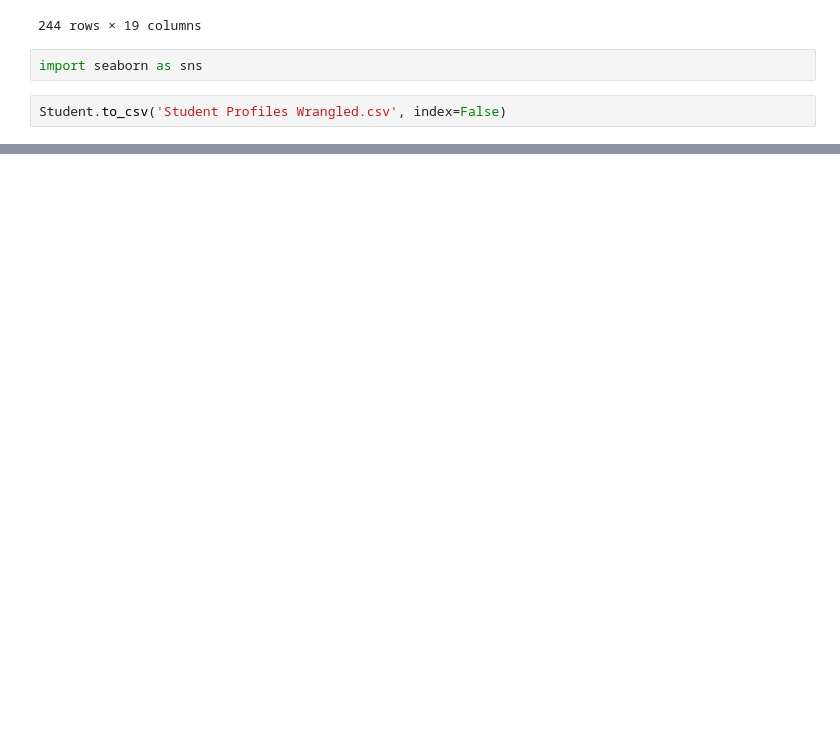
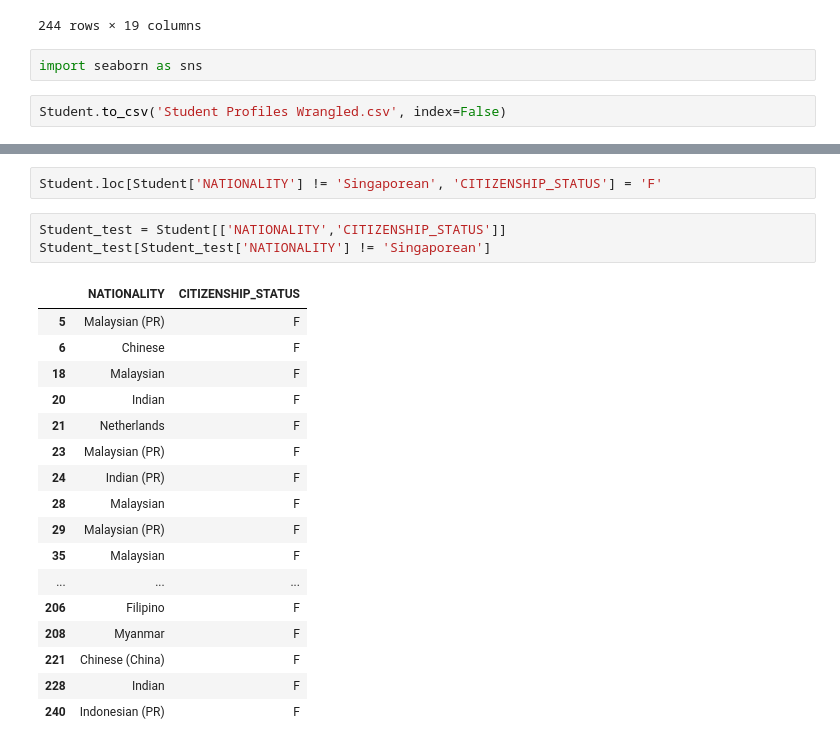
Before and after one commit to REHXZ/DAVI-CA2, a Jupyter notebook: Wrangling.ipynb, the cells around one changed output, grey strips where cells are left out. Drawn from its saved outputs; the diff is of its cells as text; blank space fills up the shorter version.

```diff
--- a/Wrangling.ipynb
+++ b/Wrangling.ipynb
@@ -209,0 +220,23 @@ sns.jointplot(data=Student, x="GPA", y="DATE ATTAINED HIGHEST QUALIFICATION",hue
+# %%
+Student.loc[Student['NATIONALITY'] != 'Singaporean', 'CITIZENSHIP_STATUS'] = 'F'
+# %%
+Student_test = Student[['NATIONALITY','CITIZENSHIP_STATUS']]
+Student_test[Student_test['NATIONALITY'] != 'Singaporean']
+# %% [output]
+|  | NATIONALITY | CITIZENSHIP_STATUS |
+| 5 | Malaysian (PR) | F |
+| 6 | Chinese | F |
+| 18 | Malaysian | F |
+| 20 | Indian | F |
+| 21 | Netherlands | F |
+| 23 | Malaysian (PR) | F |
+| 24 | Indian (PR) | F |
+| 28 | Malaysian | F |
+| 29 | Malaysian (PR) | F |
+| 35 | Malaysian | F |
+| ... | ... | ... |
+| 206 | Filipino | F |
+| 208 | Myanmar | F |
+| 221 | Chinese (China) | F |
+| 228 | Indian | F |
+| 240 | Indonesian (PR) | F |
```
Also changed, not shown: parts of 4 cells of this notebook, 1 other file.
